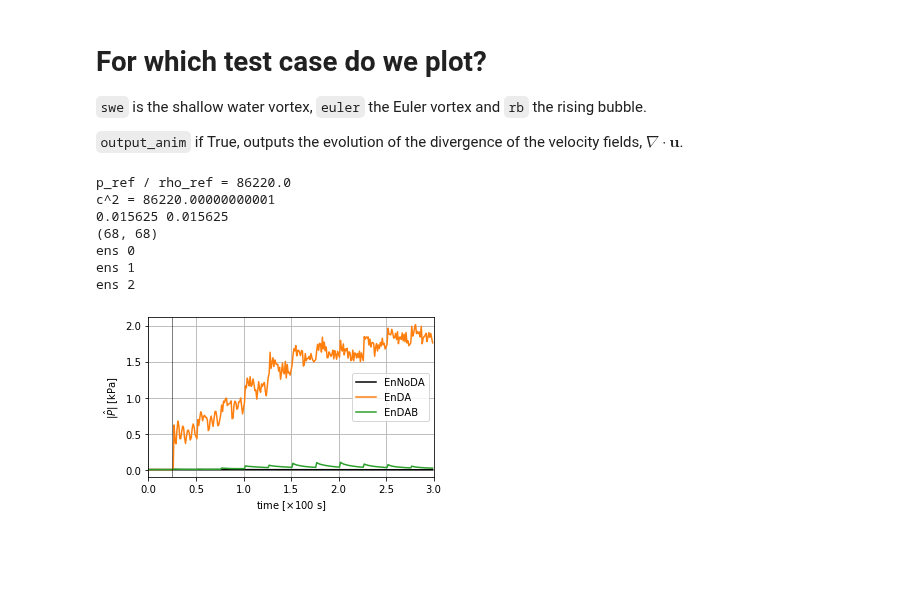
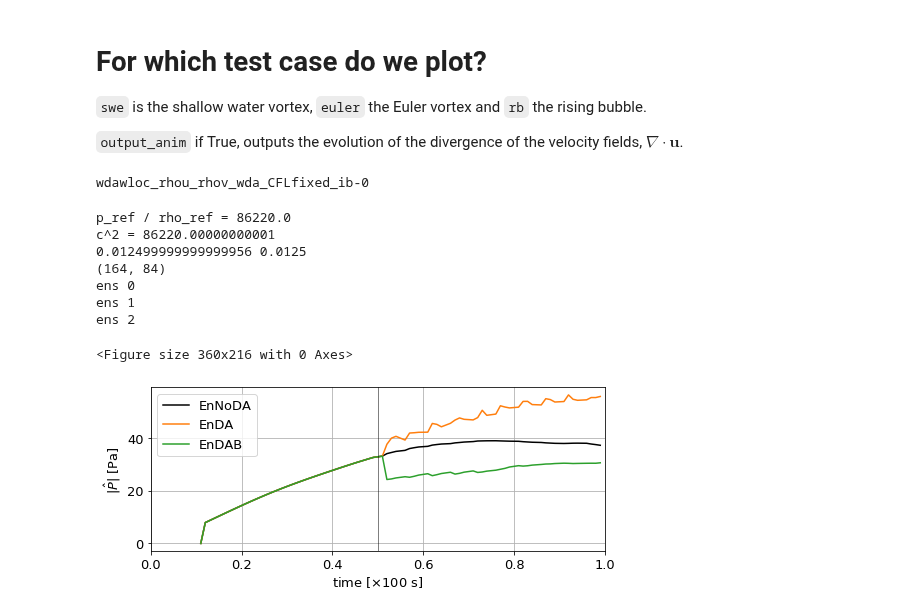
Before and after one commit to ray-chew/pyBELLA, a Jupyter notebook: visualiser_debugger/review_localdab/scale_analysis.ipynb, the cells around one changed output. Drawn from its saved outputs; the diff is of its cells as text; code cells hidden in the pictures; blank space fills up the shorter version.

Commit message:
updated scale analysis NB to plot TV EnDA with all quantities assimilated

```diff
--- a/visualiser_debugger/review_localdab/scale_analysis.ipynb
+++ b/visualiser_debugger/review_localdab/scale_analysis.ipynb
@@ -31,3 +25,10 @@ output_anim = False
+# %%
+swe = False
+euler = False
+rb = True
+
+output_all = False # get scale analysis for Euler vortex, with rhou and rhov assimilated or with ALL quantities assimilated?
+output_anim = False
 # %%
 def load(base_fn,Nx,Ny,et,Nz=None):
     pydir = '../../%s/' %base_fn
@@ -63,6 +64,8 @@ elif euler:
     attr_labels = pt.labels()
     attributes = ['rho','rhou','rhov']
     obs_attrs = 'rhou_rhov'
+    if output_all == True:
+        obs_attrs = 'all'
     aux = 'wda'
     aux_ref = ''
     lbl = 'euler'
@@ -101,10 +104,13 @@ lbl0 = r'EnDA'
 sfx1 = tc.cb_suffix(1,0, '%s' %(sfx0))
 lbl1 = r'EnDAB'
 #     ens_2_label = r'Ens. w/ DA+Blending'
+print(sfx0)
 
 # Ensemble size is the same across all test cases
 N = 10
 tag = tags[9]
+# %% [output]
+wdawloc_rhou_rhov_wda_CFLfixed_ib-0
 # %%
 # load pickled instances of data used in simulation
 fn_pickle = tc.get_filename(N,sfx0,format='dat')
@@ -265,39 +271,43 @@ barPu00 = 0.0
 
 plt.figure(figsize=(5,3))
 
+if rb:
+    plt.figure(figsize=(7.5,3.2))
+
 plt.plot(t_axs, barPu[0] - barPu00, 'k', label=lbl_ref)
 plt.plot(t_axs, barPu[1] - barPu00, 'C1', label=lbl0)
 plt.plot(t_axs, barPu[2] - barPu00, 'C2', label=lbl1)
 
 if swe:
     plt.xlabel(r'time [$\times 100$ s]', labelpad=5)
     plt.ylabel(r'$\hat{h}^\prime$ [m]')
     plt.axvline(0.25, c='k', lw=0.5)
 elif euler:
     plt.xlabel(r'time $[\times 100$ s$]$')
     plt.ylabel(r'$| \hat{P} |$ [kPa]')
     plt.axvline(0.25, c='k', lw=0.5)
 elif rb:
     plt.xlabel(r'time $[\times 100$ s$]$')
     plt.ylabel(r'$ | \hat{P} |$ [Pa]')
-    plt.axvline(5.0, c='k', lw=0.5)
+    plt.axvline(0.5, c='k', lw=0.5)
 
 if rb:
     xet = 1.0
 elif euler:
     xet = 3.0
 plt.xlim([0, xet])
 plt.legend()
 plt.grid()
 plt.tight_layout()
 plt.savefig('./output/scale_analysis_%s.pdf' %lbl)
 plt.show()
 # %% [output]
 p_ref / rho_ref = 86220.0
 c^2 = 86220.00000000001
-0.015625 0.015625
-(68, 68)
+0.012499999999999956 0.0125
+(164, 84)
 ens 0
 ens 1
 ens 2
+<Figure size 360x216 with 0 Axes>
-[figure, old version]
+[figure, new version]
```
Also changed, not shown: parts of 3 cells of this notebook, 1 other file.
